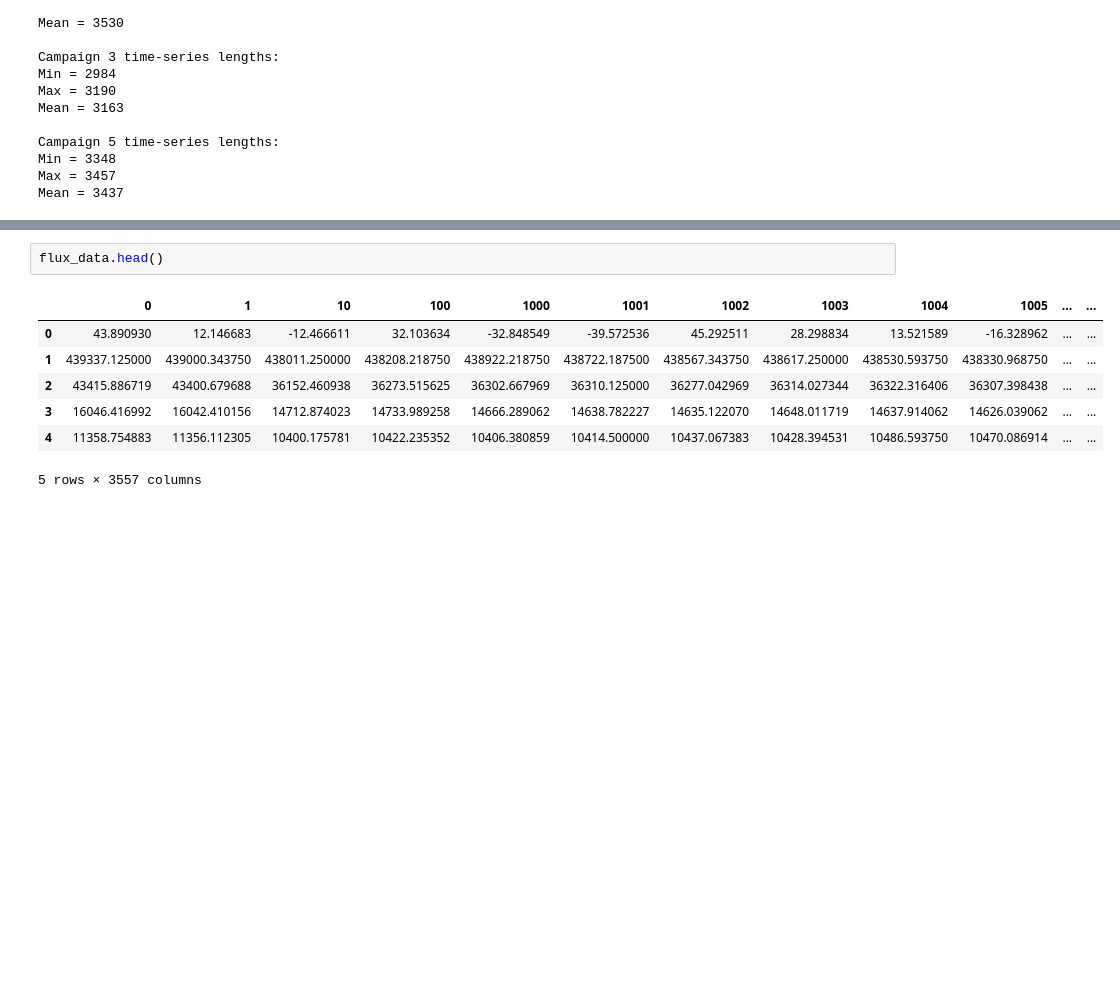
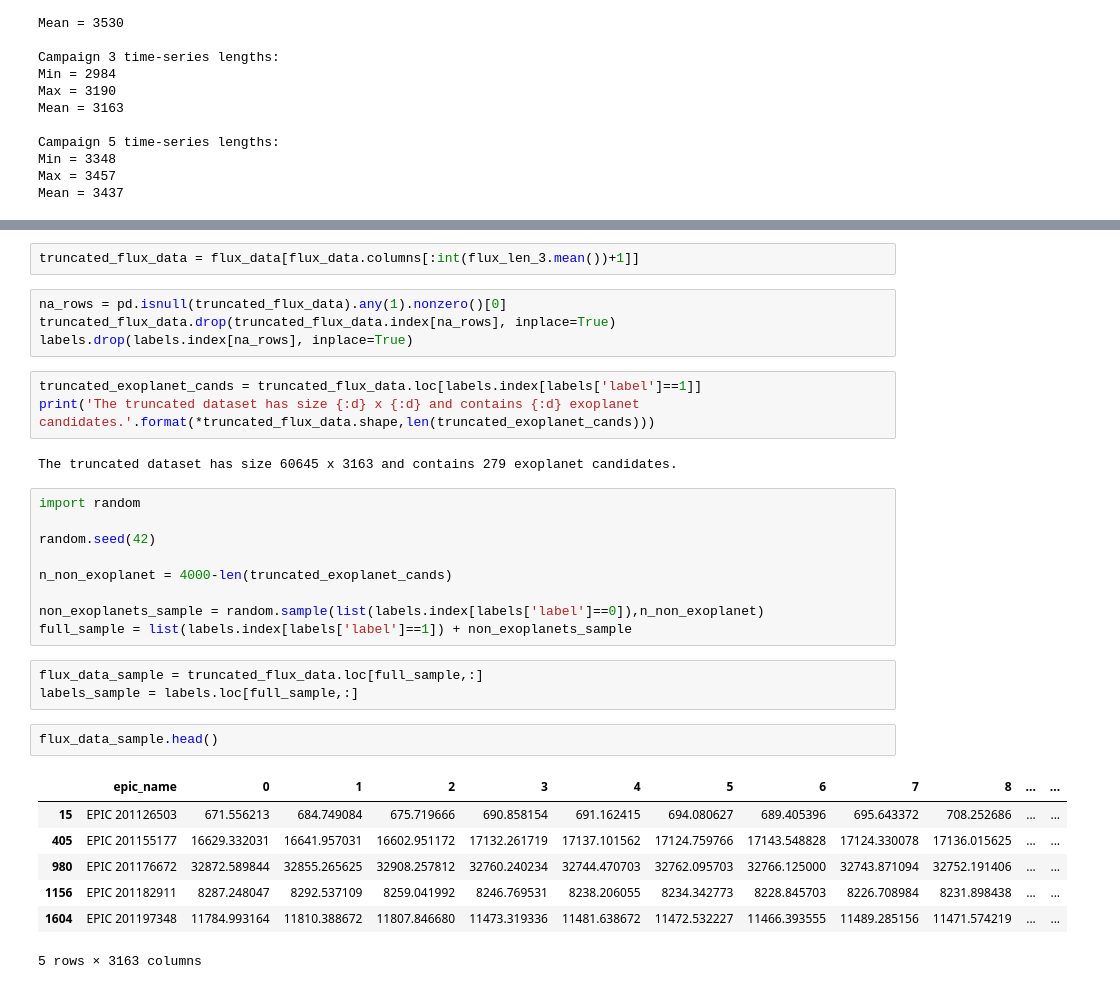
Before and after one commit to alexkapele/exoplanet-exploration, a Jupyter notebook: exoplanet_exploration.ipynb, the cells around one changed output, grey strips where cells are left out. Saved outputs shown, nothing was run; the diff lists cells and outputs as text; blank space fills up the shorter version.

```diff
--- a/exoplanet_exploration.ipynb
+++ b/exoplanet_exploration.ipynb
@@ -299,10 +306,33 @@ plt.show()
+# %%
+truncated_flux_data = flux_data[flux_data.columns[:int(flux_len_3.mean())+1]]
+# %%
+na_rows = pd.isnull(truncated_flux_data).any(1).nonzero()[0]
+truncated_flux_data.drop(truncated_flux_data.index[na_rows], inplace=True)
+labels.drop(labels.index[na_rows], inplace=True)
+# %%
+truncated_exoplanet_cands = truncated_flux_data.loc[labels.index[labels['label']==1]]
+print('The truncated dataset has size {:d} x {:d} and contains {:d} exoplanet candidates.'.format(*truncated_flux_data.shape,len(truncated_exoplanet_cands)))
+# %% [output]
+The truncated dataset has size 60645 x 3163 and contains 279 exoplanet candidates.
+# %%
+import random
+
+random.seed(42)
+
+n_non_exoplanet = 4000-len(truncated_exoplanet_cands)
+
+non_exoplanets_sample = random.sample(list(labels.index[labels['label']==0]),n_non_exoplanet)
+full_sample = list(labels.index[labels['label']==1]) + non_exoplanets_sample
+# %%
+flux_data_sample = truncated_flux_data.loc[full_sample,:]
+labels_sample = labels.loc[full_sample,:]
 # %%
-flux_data.head()
+flux_data_sample.head()
 # %% [output]
-|  | 0 | 1 | 10 | 100 | 1000 | 1001 | 1002 | 1003 | 1004 | 1005 | ... | ... |
-| 0 | 43.890930 | 12.146683 | -12.466611 | 32.103634 | -32.848549 | -39.572536 | 45.292511 | 28.298834 | 13.521589 | -16.328962 | ... | ... |
-| 1 | 439337.125000 | 439000.343750 | 438011.250000 | 438208.218750 | 438922.218750 | 438722.187500 | 438567.343750 | 438617.250000 | 438530.593750 | 438330.968750 | ... | ... |
-| 2 | 43415.886719 | 43400.679688 | 36152.460938 | 36273.515625 | 36302.667969 | 36310.125000 | 36277.042969 | 36314.027344 | 36322.316406 | 36307.398438 | ... | ... |
-| 3 | 16046.416992 | 16042.410156 | 14712.874023 | 14733.989258 | 14666.289062 | 14638.782227 | 14635.122070 | 14648.011719 | 14637.914062 | 14626.039062 | ... | ... |
-| 4 | 11358.754883 | 11356.112305 | 10400.175781 | 10422.235352 | 10406.380859 | 10414.500000 | 10437.067383 | 10428.394531 | 10486.593750 | 10470.086914 | ... | ... |
+|  | epic_name | 0 | 1 | 2 | 3 | 4 | 5 | 6 | 7 | 8 | ... | ... |
+| 15 | EPIC 201126503 | 671.556213 | 684.749084 | 675.719666 | 690.858154 | 691.162415 | 694.080627 | 689.405396 | 695.643372 | 708.252686 | ... | ... |
+| 405 | EPIC 201155177 | 16629.332031 | 16641.957031 | 16602.951172 | 17132.261719 | 17137.101562 | 17124.759766 | 17143.548828 | 17124.330078 | 17136.015625 | ... | ... |
+| 980 | EPIC 201176672 | 32872.589844 | 32855.265625 | 32908.257812 | 32760.240234 | 32744.470703 | 32762.095703 | 32766.125000 | 32743.871094 | 32752.191406 | ... | ... |
+| 1156 | EPIC 201182911 | 8287.248047 | 8292.537109 | 8259.041992 | 8246.769531 | 8238.206055 | 8234.342773 | 8228.845703 | 8226.708984 | 8231.898438 | ... | ... |
+| 1604 | EPIC 201197348 | 11784.993164 | 11810.388672 | 11807.846680 | 11473.319336 | 11481.638672 | 11472.532227 | 11466.393555 | 11489.285156 | 11471.574219 | ... | ... |
-5 rows × 3557 columns
+5 rows × 3163 columns
```
Also changed, not shown: parts of 5 cells of this notebook.
